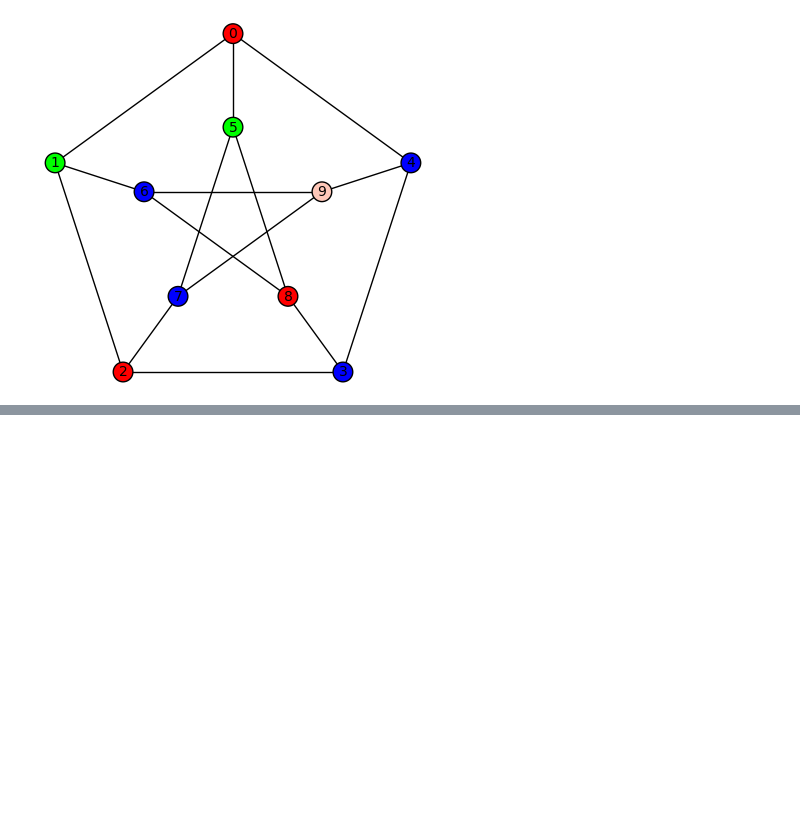
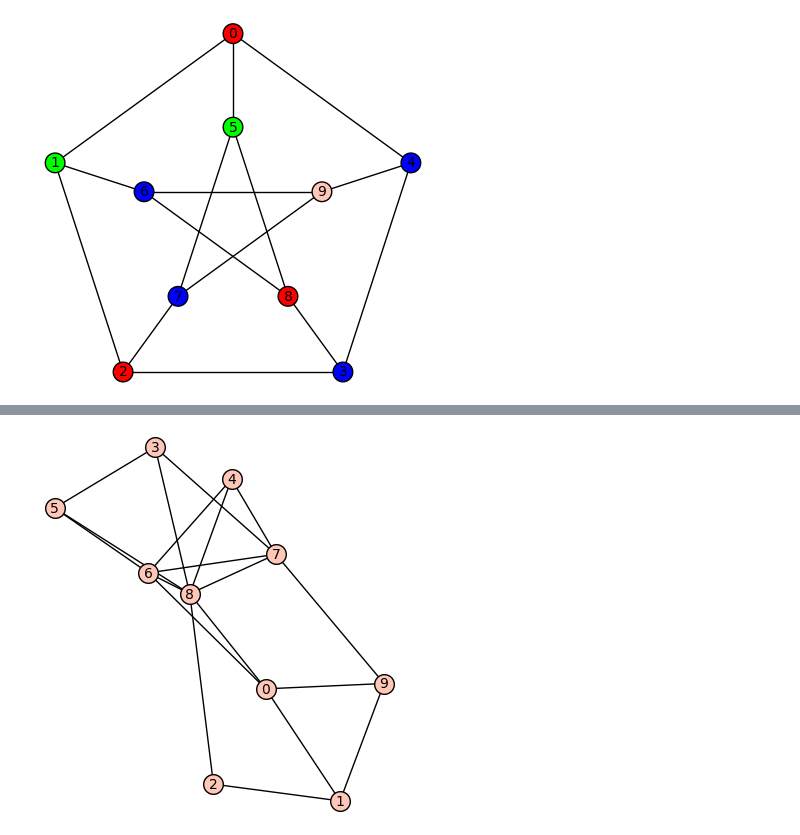
Before and after one commit to karolina-sa/Projekt-The-firefighter-problem, a Jupyter notebook: CLP.ipynb, the cells around one changed output, grey strips where cells are left out. Cells and saved outputs as stored; diff of their text form; code cells hidden in the pictures; blank space fills up the shorter version.

```diff
--- a/CLP.ipynb
+++ b/CLP.ipynb
@@ -284,0 +286,4 @@ casovna_zahtevnost_na_seznamu_grafov(D)
+# %%
+D2.plot()
+# %% [output]
+[figure, added]
```
Also changed, not shown: parts of 13 cells of this notebook, 25 other files.
